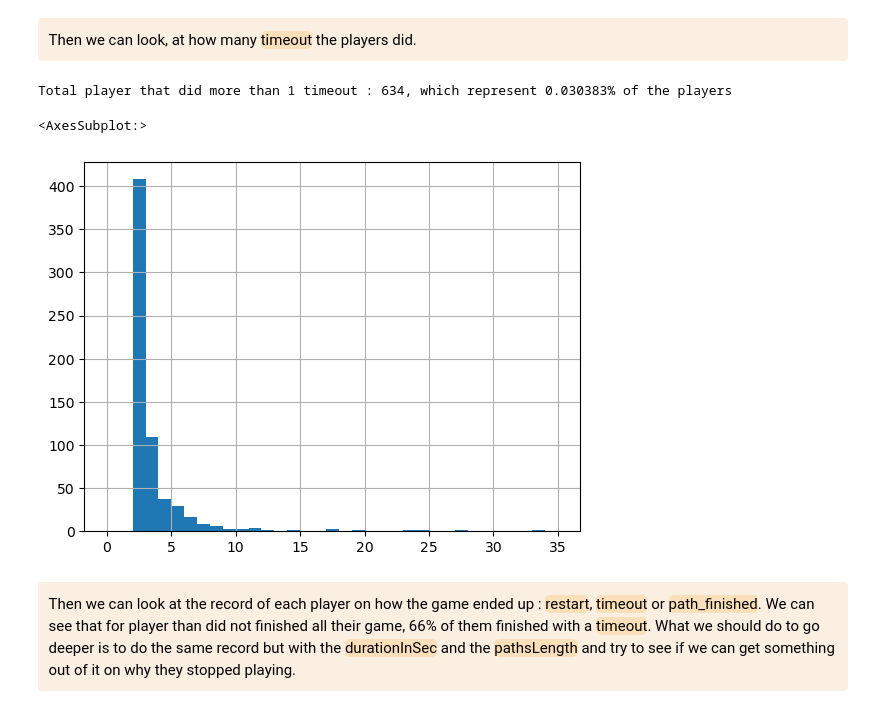
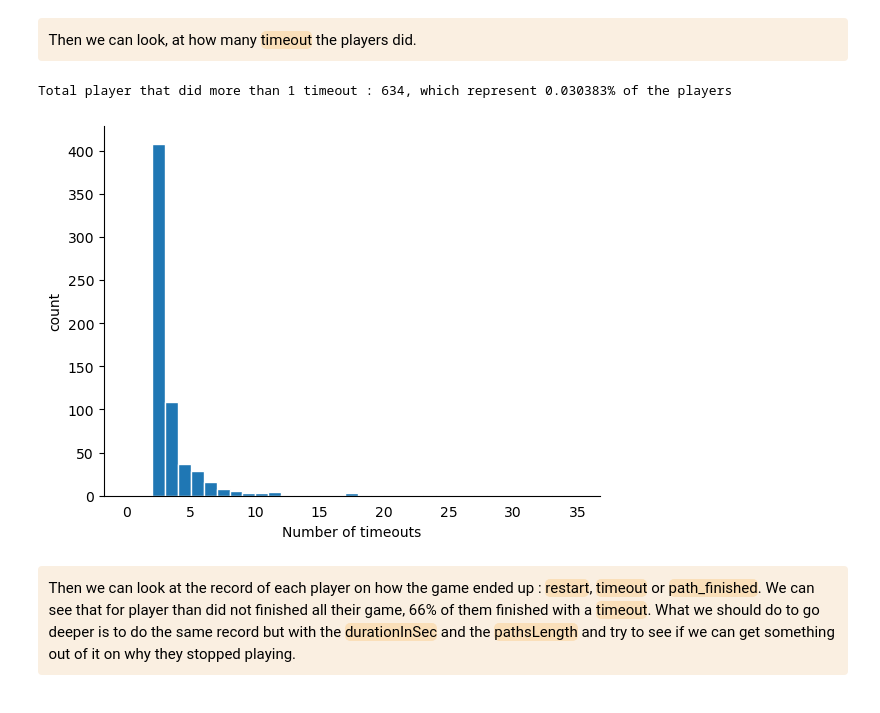
Before and after one commit to epfl-ada/ada-2022-project-7yobananaboy7, a Jupyter notebook: main.ipynb, the cells around one changed output. Drawn from its saved outputs; the diff is of its cells as text; code cells hidden in the pictures.

```diff
--- a/main.ipynb
+++ b/main.ipynb
@@ -914,11 +919,15 @@ Player that always finished : 9382
 # %%
 nb_player_mult_timeout = len(player_stats[player_stats.nb_timeout > 1])
 print("Total player that did more than 1 timeout : %d, which represent %f%% of the players"%(nb_player_mult_timeout, nb_player_mult_timeout/total_player))
-player_stats[player_stats.nb_timeout > 1].nb_timeout.hist(bins = range(0, player_stats.nb_timeout.max()))
+g=player_stats[player_stats.nb_timeout > 1].nb_timeout.hist(grid=False, legend=False, edgecolor=(1,1,1), bins = range(0, player_stats.nb_timeout.max()))
+g.set(ylabel='count')
+g.set(xlabel='Number of timeouts')
+g.tick_params(bottom=False);
+g.spines['right'].set_visible(False)
+g.spines['top'].set_visible(False)
 # %% [output]
 Total player that did more than 1 timeout : 634, which represent 0.030383% of the players
-<AxesSubplot:>
-[figure, old version]
+[figure, new version]
 # %% [markdown]
 <div class="1.1 explanation" style='background-color:#faefe1; border-left: solid #darkblue 4px; border-radius: 4px; padding:0.7em;'>
     <span style="color:black">
```
Also changed, not shown: parts of 5 cells of this notebook, 1 other file.
